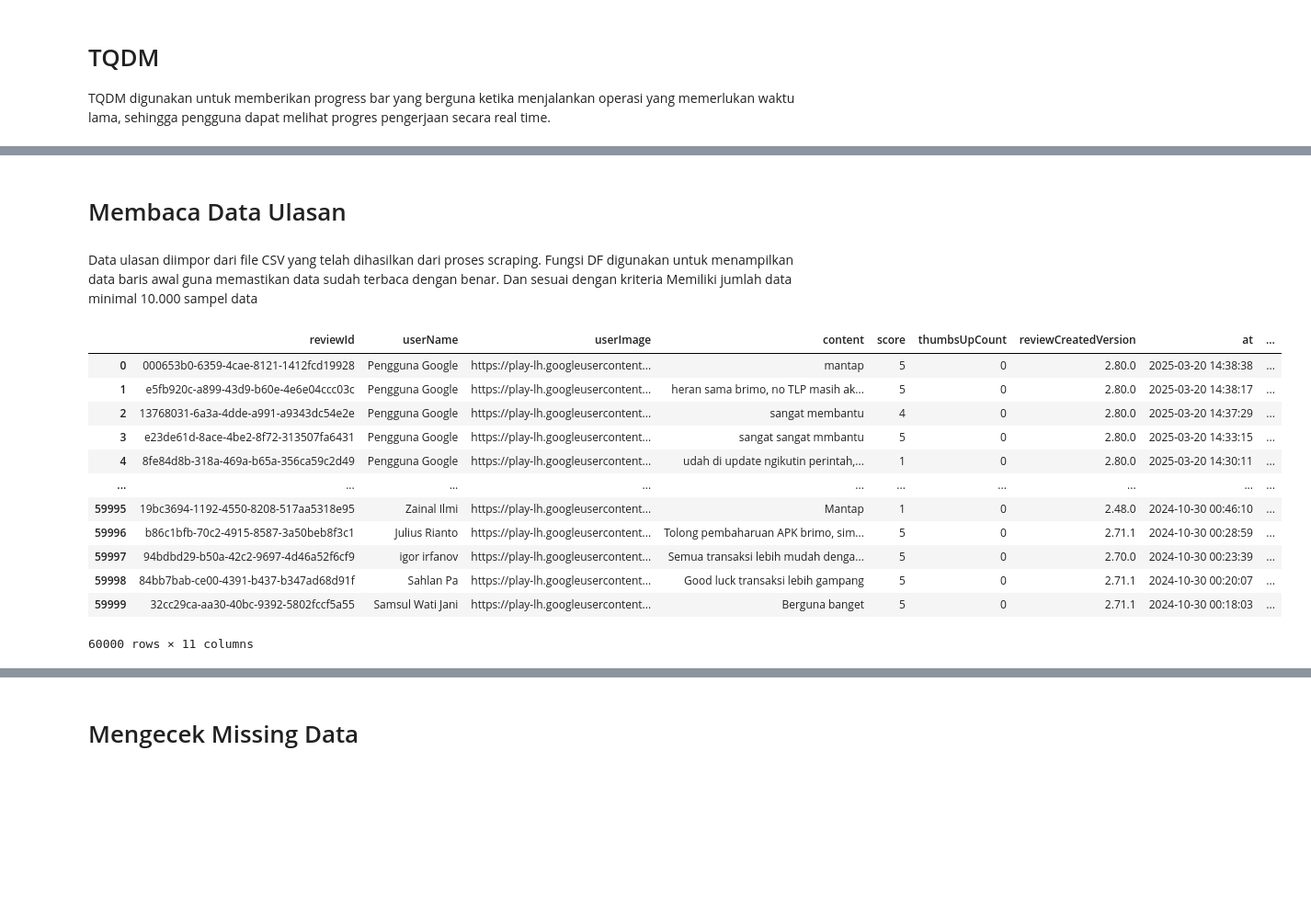
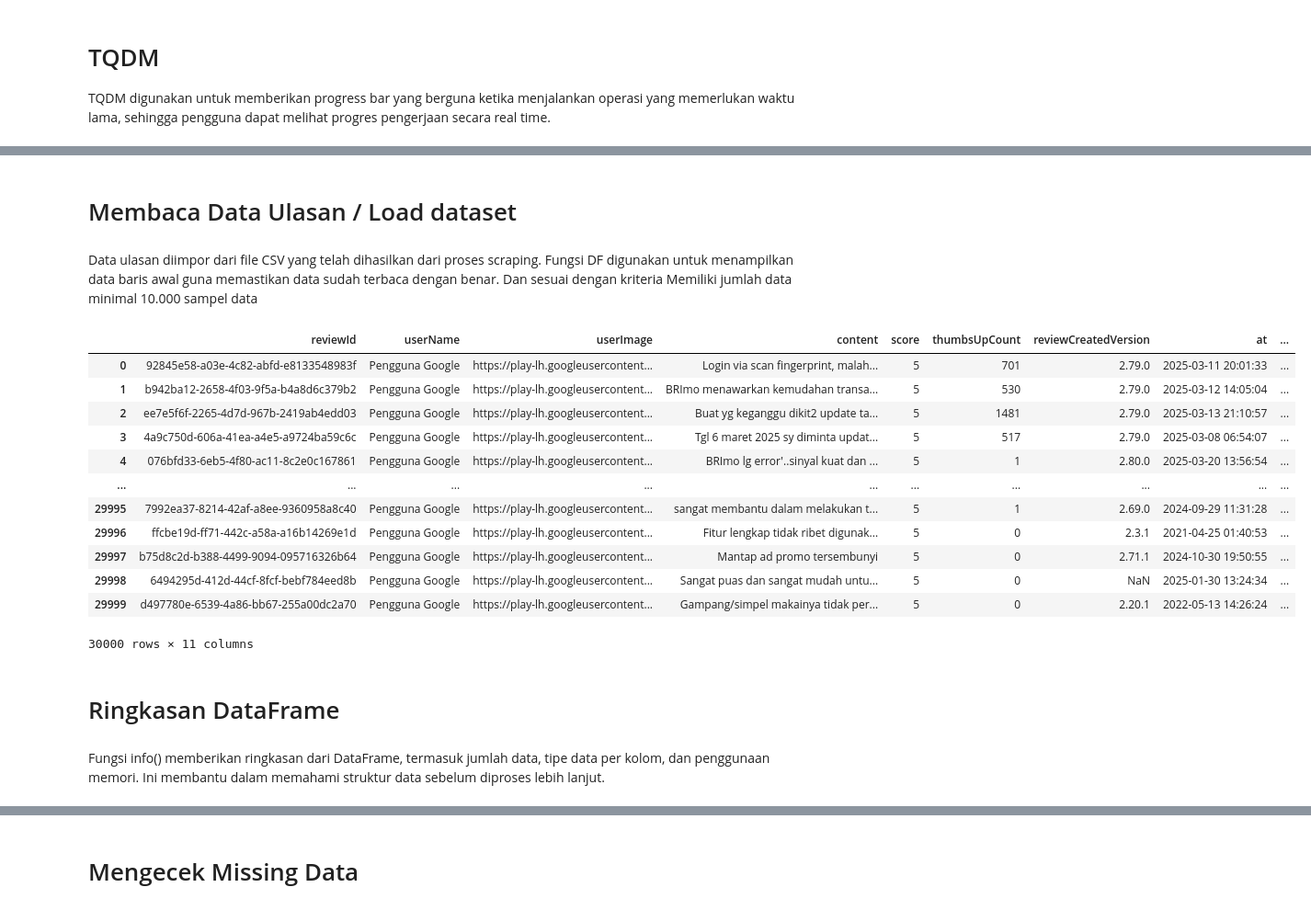
Before and after one commit to sionpardosi/ProyekAnalisisSentimen-data-ulasan-dari-aplikasi-BriMo, a Jupyter notebook: Notebook/Analisis_Sentimen.ipynb, the cells around one changed output, grey strips where cells are left out. Shown at 92% size. Drawn from its saved outputs; the diff is of its cells as text; code cells hidden in the pictures; blank space fills up the shorter version.

```diff
--- a/Notebook/Analisis_Sentimen.ipynb
+++ b/Notebook/Analisis_Sentimen.ipynb
@@ -31,27 +77,31 @@ Requirement already satisfied: colorama in c:\users\sion pardosi\anaconda3\lib\s
 # %% [markdown]
-# Membaca Data Ulasan
+# Membaca Data Ulasan / Load dataset
 # %% [markdown]
 Data ulasan diimpor dari file CSV yang telah dihasilkan dari proses scraping. Fungsi DF digunakan untuk menampilkan data baris awal guna memastikan data sudah terbaca dengan benar. Dan sesuai dengan kriteria Memiliki jumlah data minimal 10.000 sampel data
 # %%
 # Menentukan path file CSV hasil scraping
-file_path = r'D:\PROJECT\Proyek Analisis Sentimen\Dataset\ulasan_apk_brimo.csv'
+file_path = r'D:\PROJECT\DBS DICODING\Belajar Pengembangan Machine Learning\sentimen\Proyek Analisis Sentimen\Dataset\ulasan_apk_brimo.csv'
 
 # Membaca file CSV ke dalam DataFrame
-df = pd.read_csv(file_path)
+data = pd.read_csv(file_path)
 
 # Menampilkan DataFrame sebagai tabel
-df
+data
 # %% [output]
 |  | reviewId | userName | userImage | content | score | thumbsUpCount | reviewCreatedVersion | at | ... |
-| 0 | 000653b0-6359-4cae-8121-1412fcd19928 | Pengguna Google | https://play-lh.googleusercontent... | mantap | 5 | 0 | 2.80.0 | 2025-03-20 14:38:38 | ... |
-| 1 | e5fb920c-a899-43d9-b60e-4e6e04ccc03c | Pengguna Google | https://play-lh.googleusercontent... | heran sama brimo, no TLP masih ak... | 5 | 0 | 2.80.0 | 2025-03-20 14:38:17 | ... |
-| 2 | 13768031-6a3a-4dde-a991-a9343dc54e2e | Pengguna Google | https://play-lh.googleusercontent... | sangat membantu | 4 | 0 | 2.80.0 | 2025-03-20 14:37:29 | ... |
-| 3 | e23de61d-8ace-4be2-8f72-313507fa6431 | Pengguna Google | https://play-lh.googleusercontent... | sangat sangat mmbantu | 5 | 0 | 2.80.0 | 2025-03-20 14:33:15 | ... |
-| 4 | 8fe84d8b-318a-469a-b65a-356ca59c2d49 | Pengguna Google | https://play-lh.googleusercontent... | udah di update ngikutin perintah,... | 1 | 0 | 2.80.0 | 2025-03-20 14:30:11 | ... |
+| 0 | 92845e58-a03e-4c82-abfd-e8133548983f | Pengguna Google | https://play-lh.googleusercontent... | Login via scan fingerprint, malah... | 5 | 701 | 2.79.0 | 2025-03-11 20:01:33 | ... |
+| 1 | b942ba12-2658-4f03-9f5a-b4a8d6c379b2 | Pengguna Google | https://play-lh.googleusercontent... | BRImo menawarkan kemudahan transa... | 5 | 530 | 2.79.0 | 2025-03-12 14:05:04 | ... |
+| 2 | ee7e5f6f-2265-4d7d-967b-2419ab4edd03 | Pengguna Google | https://play-lh.googleusercontent... | Buat yg keganggu dikit2 update ta... | 5 | 1481 | 2.79.0 | 2025-03-13 21:10:57 | ... |
+| 3 | 4a9c750d-606a-41ea-a4e5-a9724ba59c6c | Pengguna Google | https://play-lh.googleusercontent... | Tgl 6 maret 2025 sy diminta updat... | 5 | 517 | 2.79.0 | 2025-03-08 06:54:07 | ... |
+| 4 | 076bfd33-6eb5-4f80-ac11-8c2e0c167861 | Pengguna Google | https://play-lh.googleusercontent... | BRImo lg error'..sinyal kuat dan ... | 5 | 1 | 2.80.0 | 2025-03-20 13:56:54 | ... |
 | ... | ... | ... | ... | ... | ... | ... | ... | ... | ... |
-| 59995 | 19bc3694-1192-4550-8208-517aa5318e95 | Zainal Ilmi | https://play-lh.googleusercontent... | Mantap | 1 | 0 | 2.48.0 | 2024-10-30 00:46:10 | ... |
-| 59996 | b86c1bfb-70c2-4915-8587-3a50beb8f3c1 | Julius Rianto | https://play-lh.googleusercontent... | Tolong pembaharuan APK brimo, sim... | 5 | 0 | 2.71.1 | 2024-10-30 00:28:59 | ... |
-| 59997 | 94bdbd29-b50a-42c2-9697-4d46a52f6cf9 | igor irfanov | https://play-lh.googleusercontent... | Semua transaksi lebih mudah denga... | 5 | 0 | 2.70.0 | 2024-10-30 00:23:39 | ... |
-| 59998 | 84bb7bab-ce00-4391-b437-b347ad68d91f | Sahlan Pa | https://play-lh.googleusercontent... | Good luck transaksi lebih gampang | 5 | 0 | 2.71.1 | 2024-10-30 00:20:07 | ... |
-| 59999 | 32cc29ca-aa30-40bc-9392-5802fccf5a55 | Samsul Wati Jani | https://play-lh.googleusercontent... | Berguna banget | 5 | 0 | 2.71.1 | 2024-10-30 00:18:03 | ... |
+| 29995 | 7992ea37-8214-42af-a8ee-9360958a8c40 | Pengguna Google | https://play-lh.googleusercontent... | sangat membantu dalam melakukan t... | 5 | 1 | 2.69.0 | 2024-09-29 11:31:28 | ... |
+| 29996 | ffcbe19d-ff71-442c-a58a-a16b14269e1d | Pengguna Google | https://play-lh.googleusercontent... | Fitur lengkap tidak ribet digunak... | 5 | 0 | 2.3.1 | 2021-04-25 01:40:53 | ... |
+| 29997 | b75d8c2d-b388-4499-9094-095716326b64 | Pengguna Google | https://play-lh.googleusercontent... | Mantap ad promo tersembunyi | 5 | 0 | 2.71.1 | 2024-10-30 19:50:55 | ... |
+| 29998 | 6494295d-412d-44cf-8fcf-bebf784eed8b | Pengguna Google | https://play-lh.googleusercontent... | Sangat puas dan sangat mudah untu... | 5 | 0 | NaN | 2025-01-30 13:24:34 | ... |
+| 29999 | d497780e-6539-4a86-bb67-255a00dc2a70 | Pengguna Google | https://play-lh.googleusercontent... | Gampang/simpel makainya tidak per... | 5 | 0 | 2.20.1 | 2022-05-13 14:26:24 | ... |
-60000 rows × 11 columns
+30000 rows × 11 columns
+# %% [markdown]
+# Ringkasan DataFrame
+# %% [markdown]
+Fungsi info() memberikan ringkasan dari DataFrame, termasuk jumlah data, tipe data per kolom, dan penggunaan memori. Ini membantu dalam memahami struktur data sebelum diproses lebih lanjut.
```
Also changed, not shown: parts of 240 cells of this notebook, 15 other files.
